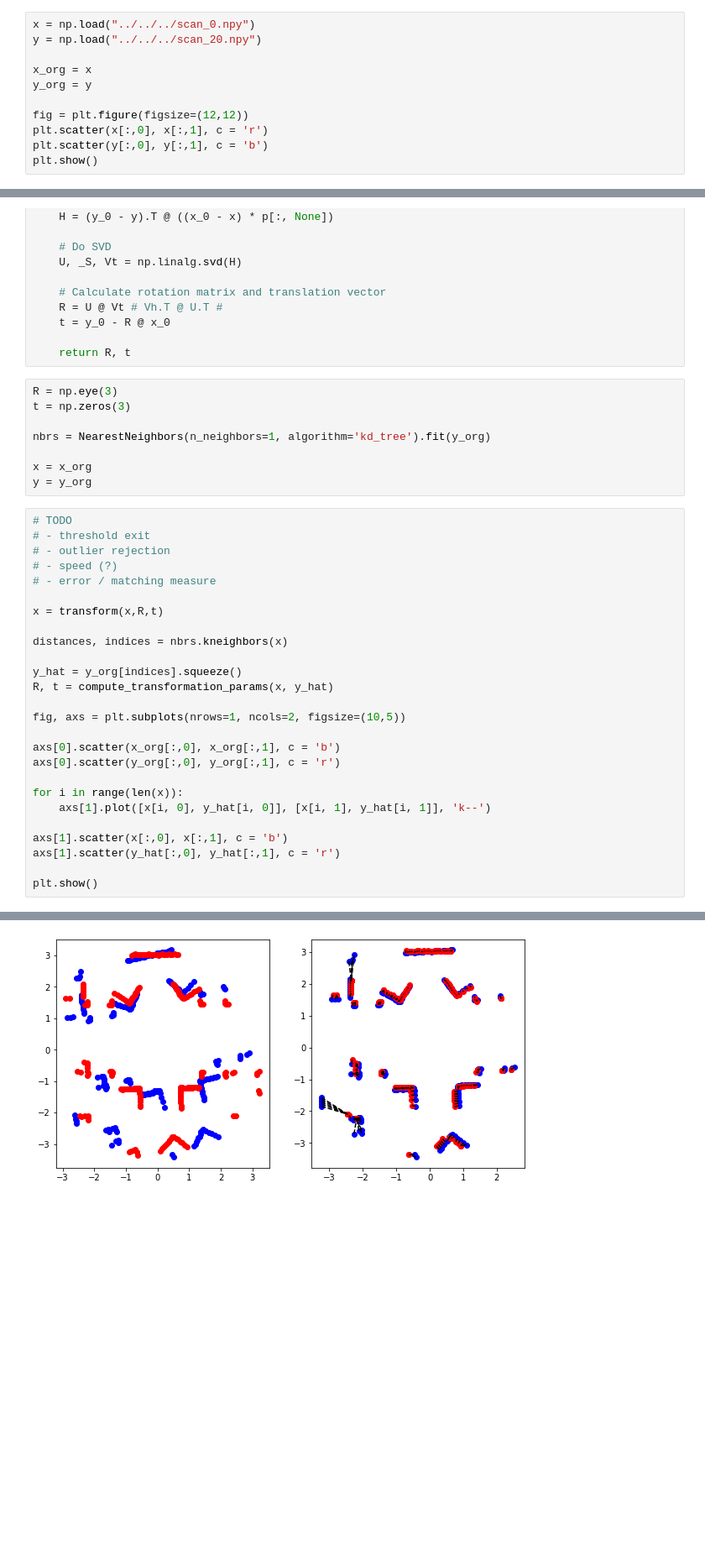
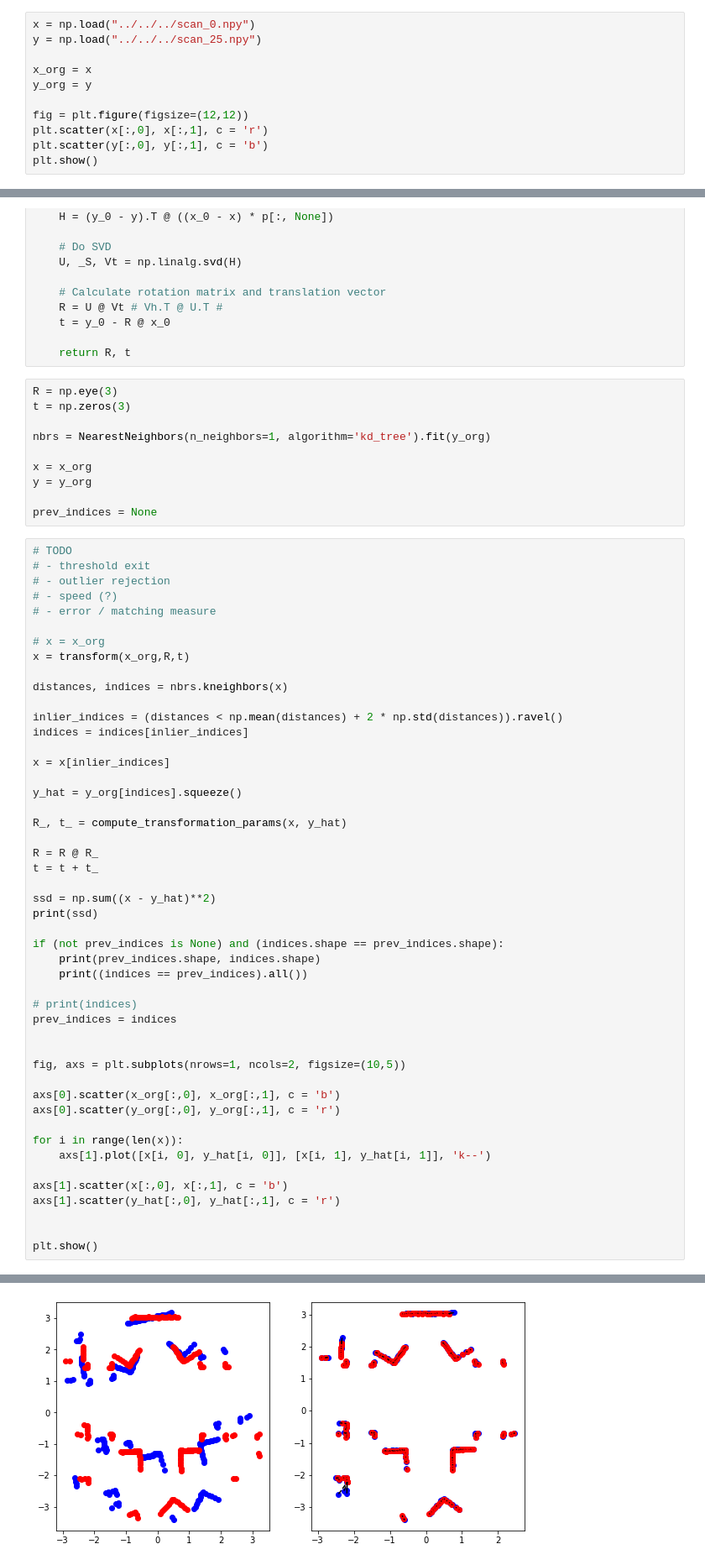
Before and after one commit to SebastianBitsch/turtlebot-additions, a Jupyter notebook: turtle_localization/exploration.ipynb, the cells around one changed output, grey strips where cells are left out. Shown: that part at 84% size. Drawn from its saved outputs; the diff is of its cells as text; blank space fills up the shorter version.

```diff
--- a/turtle_localization/exploration.ipynb
+++ b/turtle_localization/exploration.ipynb
@@ -3,7 +3,7 @@ import numpy as np
 import matplotlib.pyplot as plt
 # %%
 x = np.load("../../../scan_0.npy")
-y = np.load("../../../scan_20.npy")
+y = np.load("../../../scan_25.npy")
 
 x_org = x
 y_org = y
@@ -121,6 +121,8 @@ nbrs = NearestNeighbors(n_neighbors=1, algorithm='kd_tree').fit(y_org)
 
 x = x_org
 y = y_org
+
+prev_indices = None
 # %%
 # TODO
 # - threshold exit
@@ -128,12 +130,33 @@ y = y_org
 # - speed (?)
 # - error / matching measure
 
-x = transform(x,R,t)
+# x = x_org
+x = transform(x_org,R,t)
 
 distances, indices = nbrs.kneighbors(x)
 
+inlier_indices = (distances < np.mean(distances) + 2 * np.std(distances)).ravel()
+indices = indices[inlier_indices]
+
+x = x[inlier_indices]
+
 y_hat = y_org[indices].squeeze()
-R, t = compute_transformation_params(x, y_hat)
+
+R_, t_ = compute_transformation_params(x, y_hat)
+
+R = R @ R_
+t = t + t_
+
+ssd = np.sum((x - y_hat)**2)
+print(ssd)
+
+if (not prev_indices is None) and (indices.shape == prev_indices.shape):
+    print(prev_indices.shape, indices.shape)
+    print((indices == prev_indices).all())
+
+# print(indices)
+prev_indices = indices
+
 
 fig, axs = plt.subplots(nrows=1, ncols=2, figsize=(10,5))
 
@@ -146,5 +169,6 @@ for i in range(len(x)):
 axs[1].scatter(x[:,0], x[:,1], c = 'b')
 axs[1].scatter(y_hat[:,0], y_hat[:,1], c = 'r')
 
+
 plt.show()
 # %% [output]
@@ -151 +178 @@ plt.show()
-[figure, old version]
+[figure, new version]
```
Also changed, not shown: parts of 6 cells of this notebook, 1 other file.
